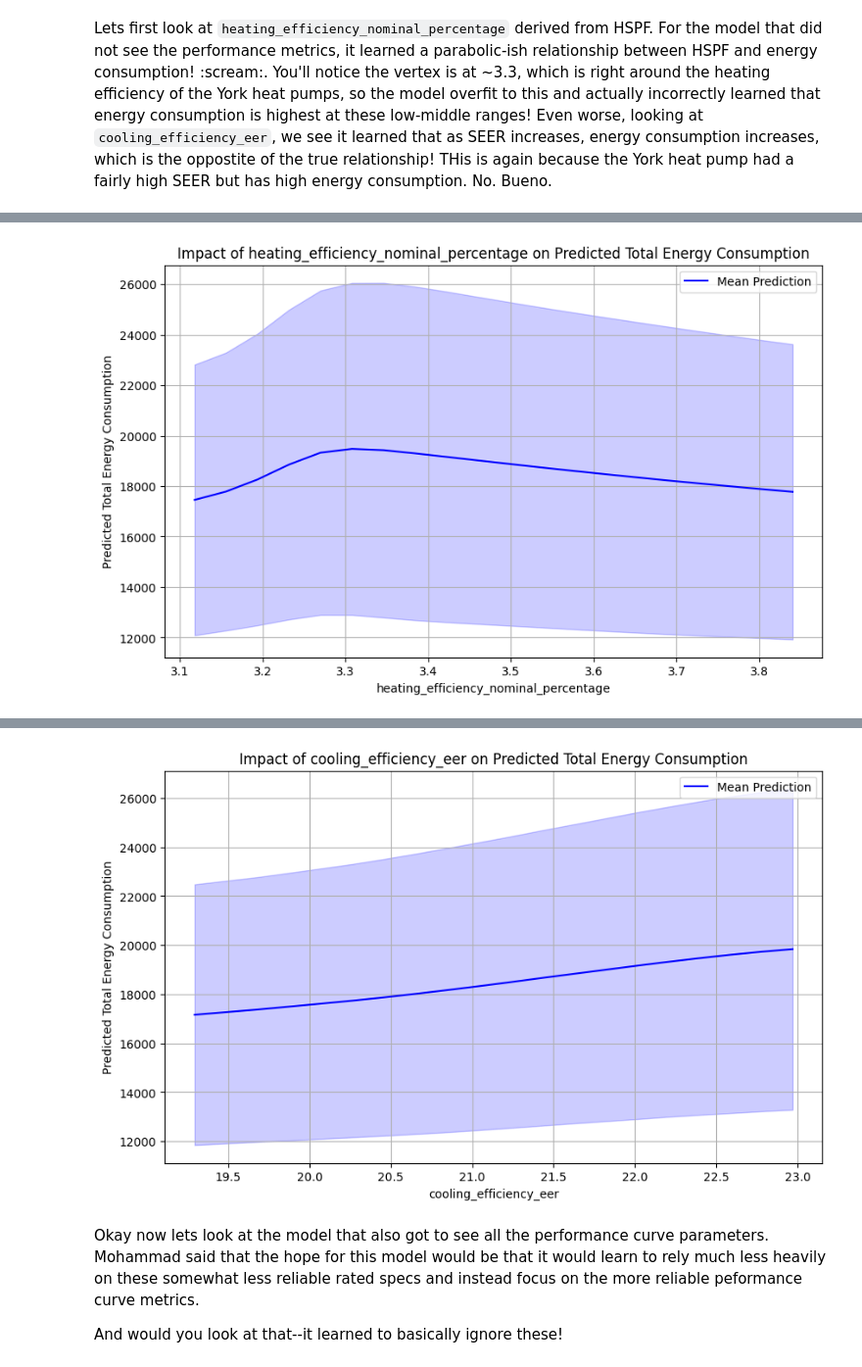
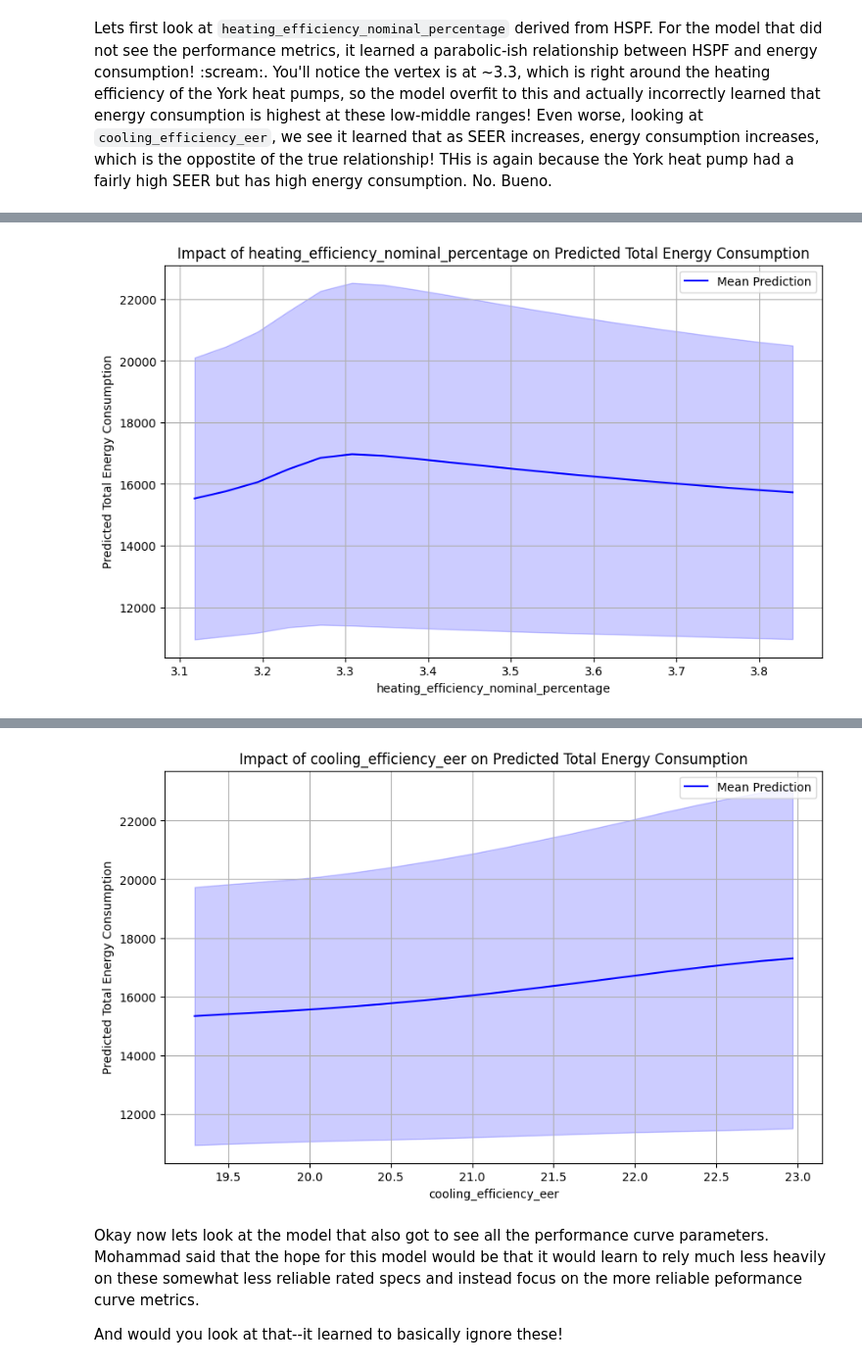
Before and after one commit to rewiringamerica/surrogate_modeling, a Jupyter notebook: notebooks/adding_performance_curve_params_exploration.ipynb, the cells around one changed output, grey strips where cells are left out. Shown at 98% size. Cells and saved outputs as stored; diff of their text form; code cells hidden in the pictures.

```diff
--- a/notebooks/adding_performance_curve_params_exploration.ipynb
+++ b/notebooks/adding_performance_curve_params_exploration.ipynb
@@ -266,6 +369,9 @@ test_gen = DataGenerator(test_data)
 test_set = test_gen.init_training_set(train_data=test_data, exclude_columns=["weather_file_city"]).load_df()
 # convert from pyspark to pandas so we can run inference
 inference_data = test_set.toPandas()
+
+#subset to oem hp only for testing the first two models
+inference_data_oem_hp_only= inference_data[~inference_data.upgrade_id.isin([0.0, 0.01])]
 # %%
 # Load the two trained surrogate models
 sm = SurrogateModel()
@@ -275,10 +382,10 @@ model_w_perf_metrics = mlflow.pyfunc.load_model(model_uri=sm.get_model_uri(run_i
 Lets first look at `heating_efficiency_nominal_percentage` derived from HSPF. For the model that did not see the performance metrics, it learned a  parabolic-ish relationship between HSPF and energy consumption! :scream:. You'll notice the vertex is at ~3.3, which is right around the heating efficiency of the York heat pumps, so the model overfit to this and actually incorrectly learned that energy consumption is highest at these low-middle ranges! Even worse, looking at `cooling_efficiency_eer`, we see it learned that as SEER increases, energy consumption increases, which is the oppostite of the true relationship! THis is again because the York heat pump had a fairly high SEER but has high energy consumption. No. Bueno.
 # %%
 results = analyze_feature_impact(
-    model=model, inference_data=inference_data, feature_name="heating_efficiency_nominal_percentage"
+    model=model, inference_data=inference_data_oem_hp_only, feature_name="heating_efficiency_nominal_percentage"
 )
 
 results = analyze_feature_impact(
-    model=model, inference_data=inference_data, feature_name="cooling_efficiency_eer"
+    model=model, inference_data=inference_data_oem_hp_only, feature_name="cooling_efficiency_eer"
 )
 # %% [output]
@@ -286 +393 @@ results = analyze_feature_impact(
-[figure, old version]
+[figure, new version]
@@ -288,4 +395,4 @@ results = analyze_feature_impact(
-[figure, old version]
+[figure, new version]
 # %% [markdown]
 Okay now lets look at the model that also got to see all the performance curve parameters. Mohammad said that the hope for this model would be that it would learn to rely much less heavily on these somewhat less reliable rated specs and instead focus on the more reliable peformance curve metrics.
 
```
Also changed, not shown: parts of 25 cells of this notebook.
